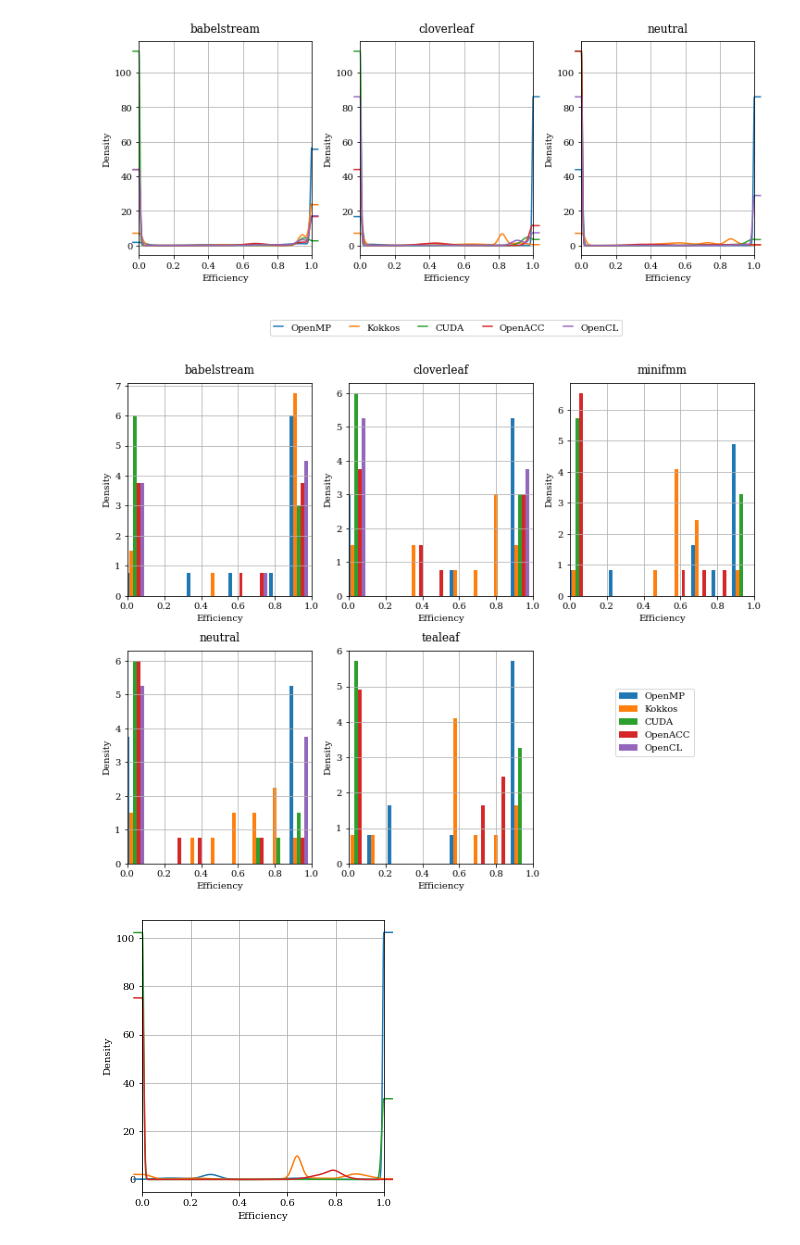
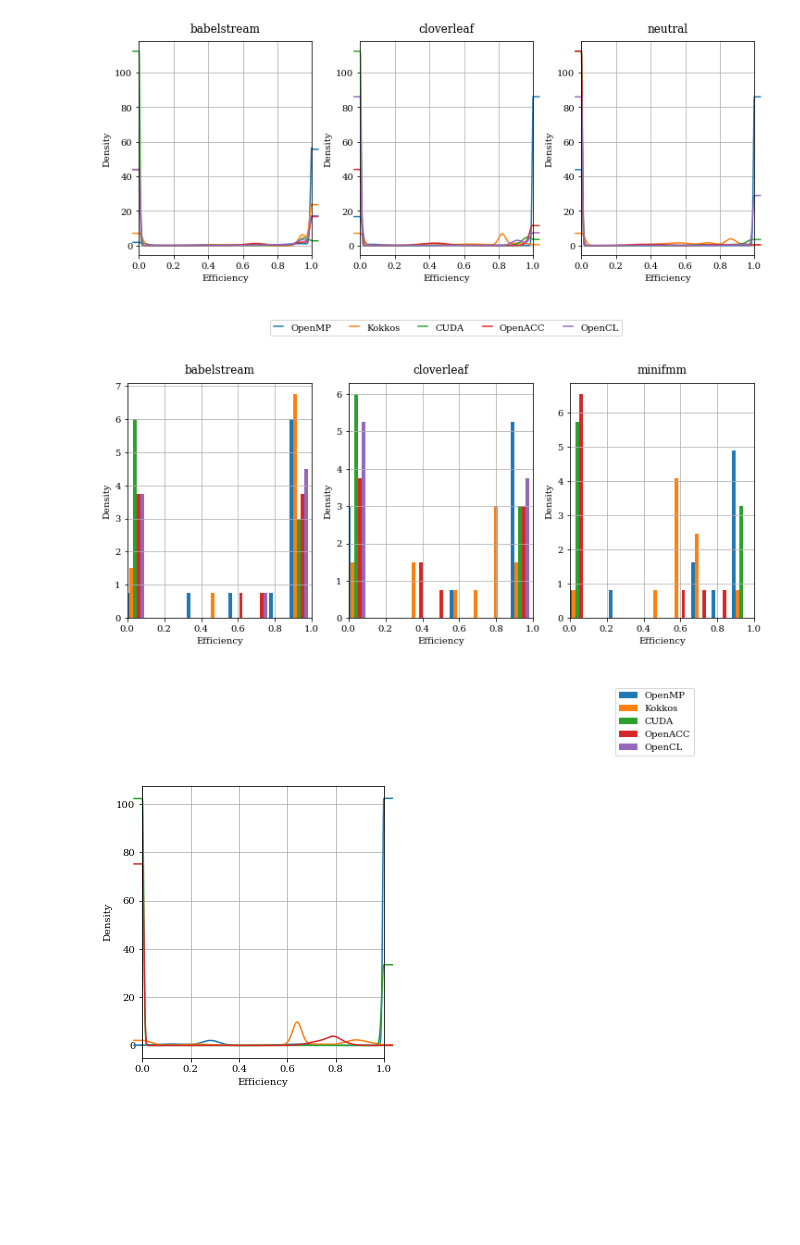
Before and after one commit to UoB-HPC/performance-portability, a Jupyter notebook: metrics/scripts/Adaptive Kernel Density Estimation.ipynb, the cells around one changed output. Cells and saved outputs as stored; diff of their text form; code cells hidden in the pictures; blank space fills up the shorter version.

```diff
--- a/metrics/scripts/Adaptive Kernel Density Estimation.ipynb
+++ b/metrics/scripts/Adaptive Kernel Density Estimation.ipynb
@@ -298,18 +298,18 @@ fig.savefig(f"../../images/akde_apps_linear.png", bbox_inches="tight",dpi=300)
 # %%
 fig = plt.figure(figsize=(10, 8))
 handles = {}
-for i, fi in enumerate(["babelstream.csv", "cloverleaf.csv", "minifmm.csv", "neutral.csv", "tealeaf.csv"]):
+for i, fi in enumerate(["babelstream.csv", "cloverleaf.csv", "minifmm.csv"]):
     ax = fig.add_subplot(2,3,i+1)
     effs = pp_util.get_effs(os.path.join(csv_root,fi), i==0)
     pp_util.plot_bins(ax, effs, handles, plat_colors)
     ax.set_title(pathlib.Path(fi).stem,pad=10)
 handles_names, handles_items = zip(*handles.items())
 fig.legend(handles_items, handles_names, loc='lower right', bbox_to_anchor=(0.90,0.25))
 plt.tight_layout(pad=0.4,w_pad=0.5, h_pad=1.0)
 #fig.savefig(f"../../images/akde_apps.pdf", bbox_inches="tight")
 #fig.savefig(f"../../images/akde_apps.pgf", bbox_inches="tight")
 # %% [output]
-[figure, old version]
+[figure, new version]
 # %%
 fig = plt.figure(figsize=(6, 5))
 for i, fi in enumerate(["synthetic.csv"]):
```
Also changed, not shown: parts of 3 cells of this notebook.
